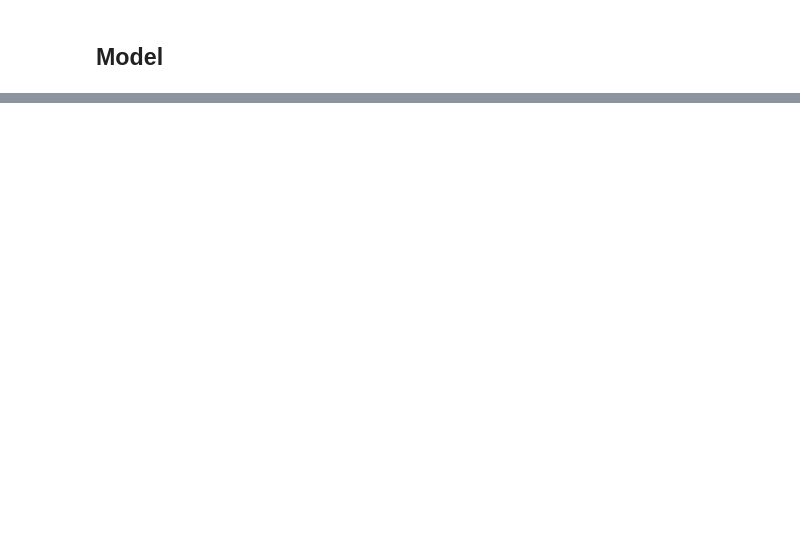
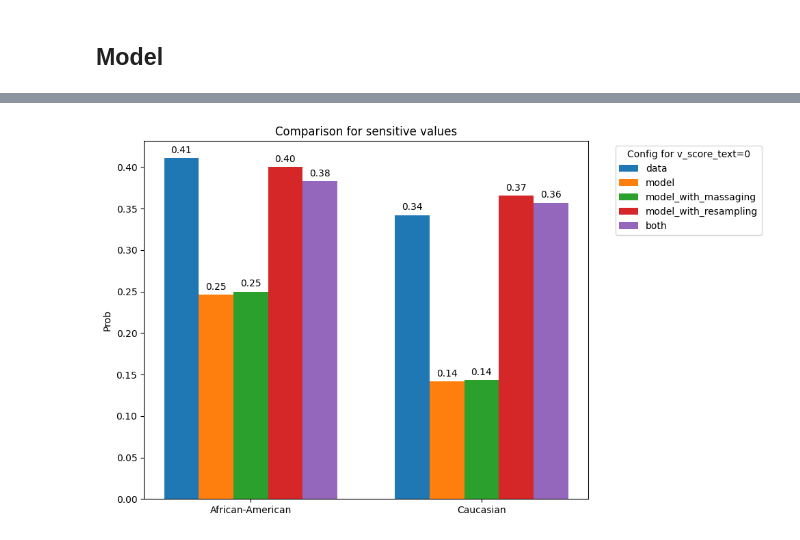
Before and after one commit to AnnaKuokkanen/FairnessProject, a Jupyter notebook: Project3.ipynb, the cells around one changed output, grey strips where cells are left out. Cells and saved outputs as stored; diff of their text form; code cells hidden in the pictures; blank space fills up the shorter version.

Commit message:
Updated code that has massaging and resampling

```diff
--- a/Project3.ipynb
+++ b/Project3.ipynb
@@ -459,0 +866,45 @@ df_test["sensitive"] = df.loc[df_test.index.values, "sensitive"]
+# %%
+import matplotlib.pyplot as plt
+import numpy as np
+
+# Data
+tasks = ['African-American', 'Caucasian']
+categories = ['data', 'model', 'model_with_massaging', 'model_with_resampling', 'both']
+values = {
+    'African-American': [0.4107, 0.2460, 0.25, 0.40, 0.3827],
+    'Caucasian': [0.3422, 0.1418, 0.1433, 0.3657, 0.357]
+}
+
+# Plot settings
+x = np.arange(len(tasks))  # label locations for tasks
+width = 0.15  # bar width for each category
+
+fig, ax = plt.subplots(figsize=(10, 6))
+
+# Create bars for each category and task
+for i, category in enumerate(categories):
+    offsets = x + (i - 2) * width  # offsets for bars within each task group
+    ax.bar(offsets, [values[task][i] for task in tasks], width, label=category)
+
+# Add labels, title, and legend
+ax.set_ylabel('Prob')
+ax.set_title('Comparison for sensitive values')
+ax.set_xticks(x)
+ax.set_xticklabels(tasks)
+ax.legend(title="Config for v_score_text=0", bbox_to_anchor=(1.05, 1), loc='upper left')
+
+# Annotate bars
+for i, category in enumerate(categories):
+    offsets = x + (i - 2) * width
+    for j, offset in enumerate(offsets):
+        value = values[tasks[j]][i]
+        ax.annotate(f'{value:.2f}',
+                    xy=(offset, value),
+                    xytext=(0, 3),  # 3 points vertical offset
+                    textcoords="offset points",
+                    ha='center', va='bottom')
+
+plt.tight_layout()
+plt.show()
+# %% [output]
+[figure, added]
```
Also changed, not shown: parts of 41 cells of this notebook.
